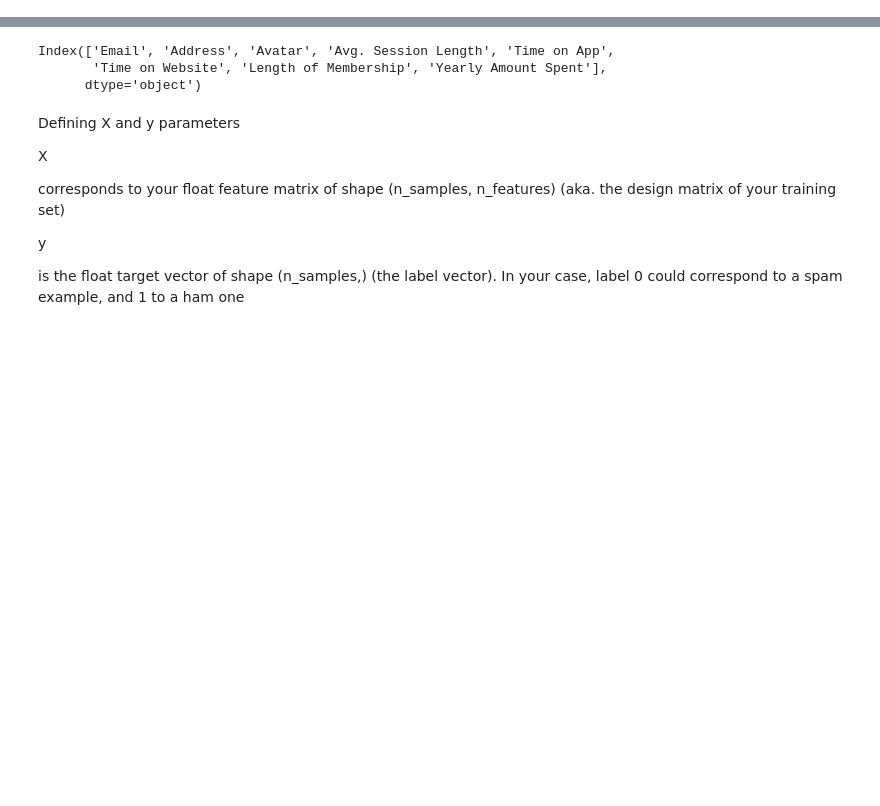
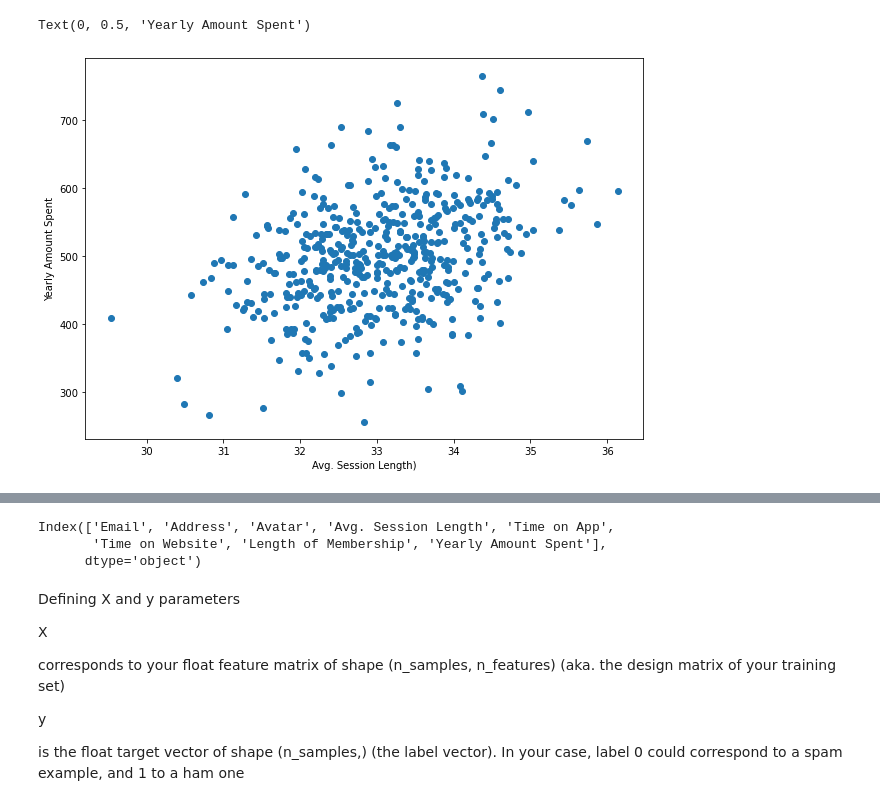
Before and after one commit to dhimantj/ML-Projects, a Jupyter notebook: 1_Linear Regression Projects/LINEAR REGRESSION - Ecommerce Customer Data- Portfolio - James Odenal PhD.ipynb, the cells around one changed output, grey strips where cells are left out. Drawn from its saved outputs; the diff is of its cells as text; code cells hidden in the pictures; blank space fills up the shorter version.

```diff
--- a/1_Linear Regression Projects/LINEAR REGRESSION - Ecommerce Customer Data- Portfolio - James Odenal PhD.ipynb
+++ b/1_Linear Regression Projects/LINEAR REGRESSION - Ecommerce Customer Data- Portfolio - James Odenal PhD.ipynb
@@ -85 +112,12 @@ sns.jointplot('Time on Website', 'Yearly Amount Spent', data = customers, kind='
+# %%
+#sns.lmplot(x = 'Avg. Session Length', y = 'Yearly Amount Spent', data=customers)
+
+
+plt.figure(figsize = (10, 7))   # Make the figure larger
+plt.scatter(x = 'Avg. Session Length', y = 'Yearly Amount Spent', data=customers)
+plt.xlabel('Avg. Session Length)')
+plt.ylabel('Yearly Amount Spent')
+# %% [output]
+Text(0, 0.5, 'Yearly Amount Spent')
+[figure, added]
 # %%
```
Also changed, not shown: parts of 42 cells of this notebook.
